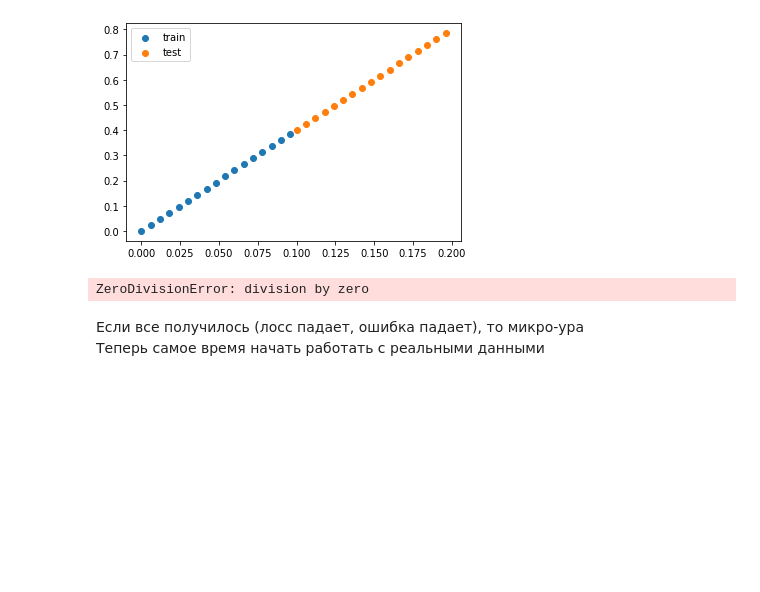
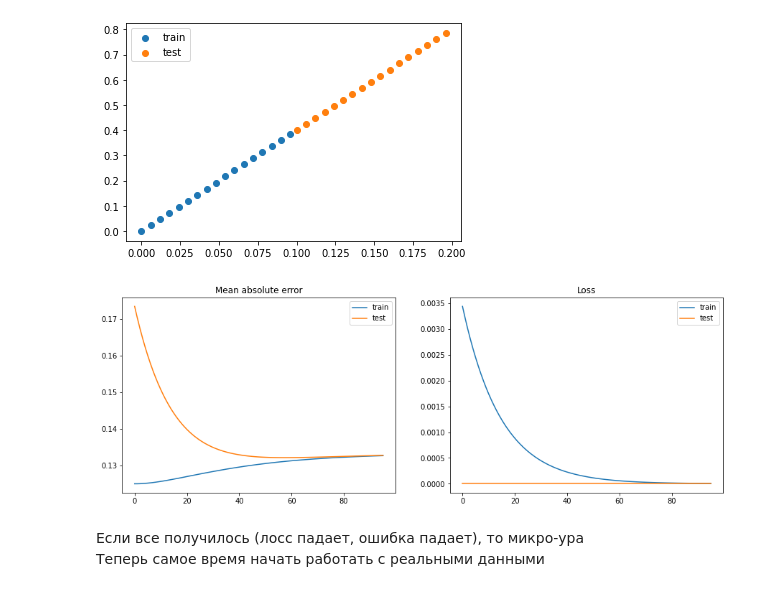
Before and after one commit to AlexSmirno/MachineLearning, a Jupyter notebook: lab_3.ipynb, the cells around one changed output. Cells and saved outputs as stored; diff of their text form; code cells hidden in the pictures; blank space fills up the shorter version.

```diff
--- a/lab_3.ipynb
+++ b/lab_3.ipynb
@@ -193,7 +193,9 @@ class MSELoss():
         """
         Реализовать forward pass
         """
-        return sum(((y_true-y_pred)**2))/len(y_true)
+        if (len(y_true) > 0 and len(y_pred) > 0):
+            return sum(((y_true-y_pred)**2))/len(y_true)
+        return 0
 
     def backward(self, y_true, y_pred):
         return 2*(y_pred - y_true)/len(y_true)
@@ -256,6 +258,10 @@ class NN:
         в __init__ методе.
         """
         self.layers.append(layer)
+
+        if isinstance(layer, LinearLayer):
+            self.params.append(layer.params)
+
         pass
 
     def forward(self, X):
@@ -532,7 +538,7 @@ X_train = np.arange(1000).reshape(250, 4) / 1e4
 y_train = X_train.sum(axis=1).reshape(-1, 1)
 
 X_test = np.arange(1000, 2000).reshape(250, 4) / 1e4
-y_test = X_val.sum(axis=1).reshape(-1, 1)
+y_test = X_test.sum(axis=1).reshape(-1, 1)
 
 print("X train:")
 print(X_train[:5])
@@ -574,14 +580,14 @@ plt.legend();
 # %%
 # define neural net
 model = NN(MSELoss())
 
 # add some layers
 model.add_layer(LinearLayer(4, 1))
 
 model = train(model, X_train, y_train, minibatch_size=10, epoch=100,
-           learning_rate=0.01, X_val=X_val, y_val=y_val, verbose=True)
+           learning_rate=0.01, X_val=X_test, y_val=y_test, verbose=True)
 # %% [output]
-ZeroDivisionError: division by zero
+[figure, added]
 # %% [markdown]
 Если все получилось (лосс падает, ошибка падает), то микро-ура
 Теперь самое время начать работать с реальными данными
```
Also changed, not shown: parts of 12 cells of this notebook, 1 other file.
